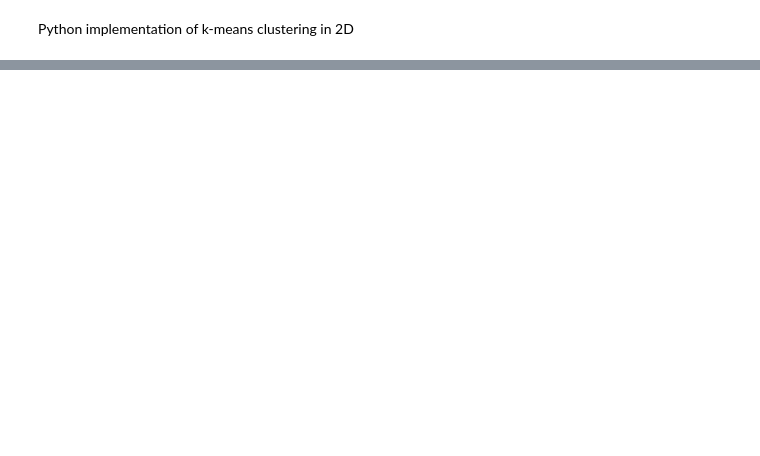
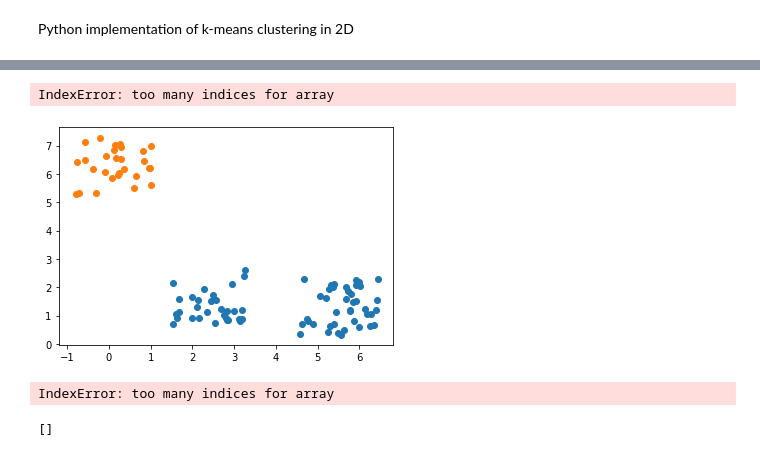
Before and after one commit to antgobar/k-means_from_scratch, a Jupyter notebook: Python k-means from scratch 2D simple.ipynb, the cells around one changed output, grey strips where cells are left out. Cells and saved outputs as stored; diff of their text form; code cells hidden in the pictures; blank space fills up the shorter version.

```diff
--- a/Python k-means from scratch 2D simple.ipynb
+++ b/Python k-means from scratch 2D simple.ipynb
@@ -92,0 +252,13 @@ plt.show
+# %%
+plot_clusters()
+# %% [output]
+IndexError: too many indices for array
+[figure, added]
+# %%
+np.array(clusters[2])[:,0], np.array(clusters[2])[:,1]
+# %% [output]
+IndexError: too many indices for array
+# %%
+clusters[2]
+# %% [output]
+[]
```
Also changed, not shown: parts of 13 cells of this notebook.
